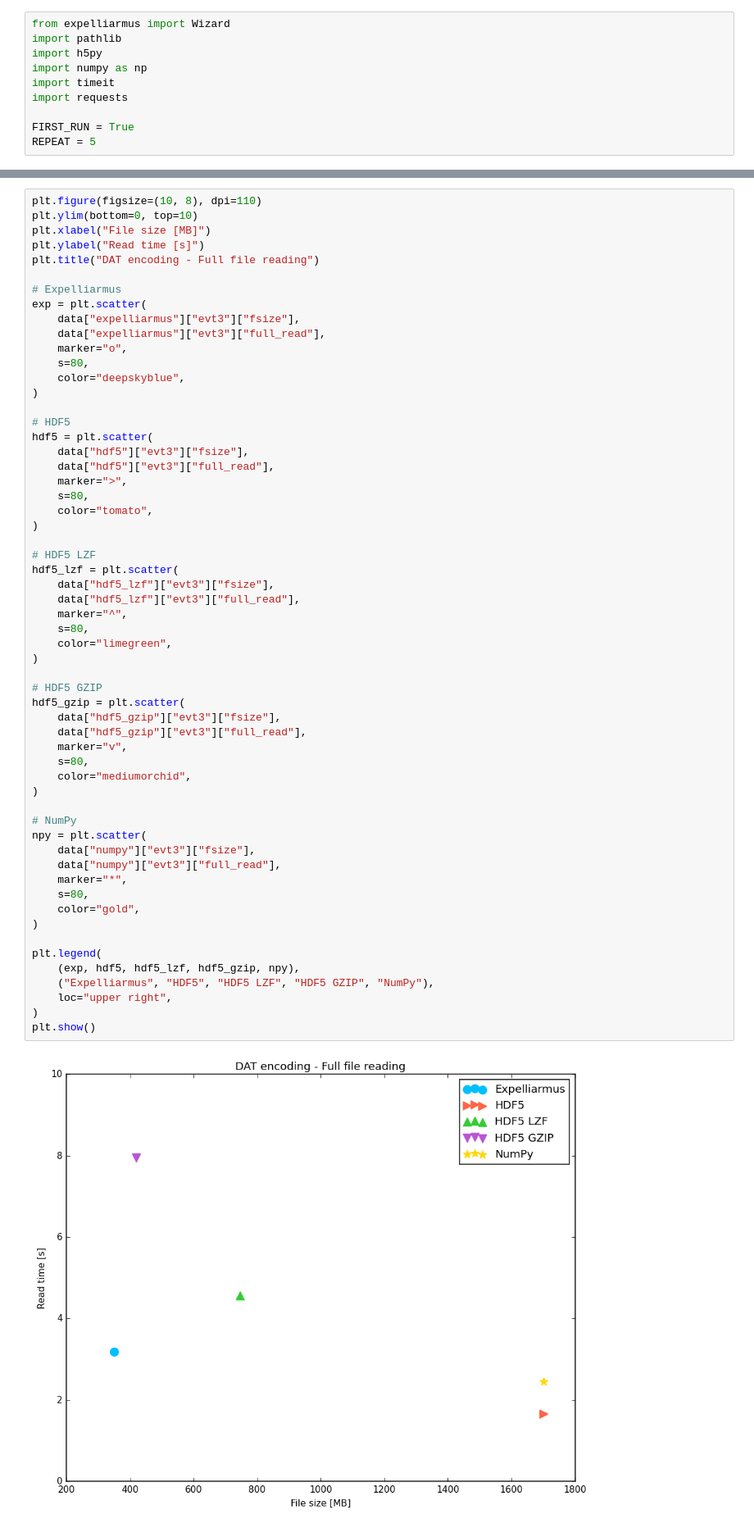
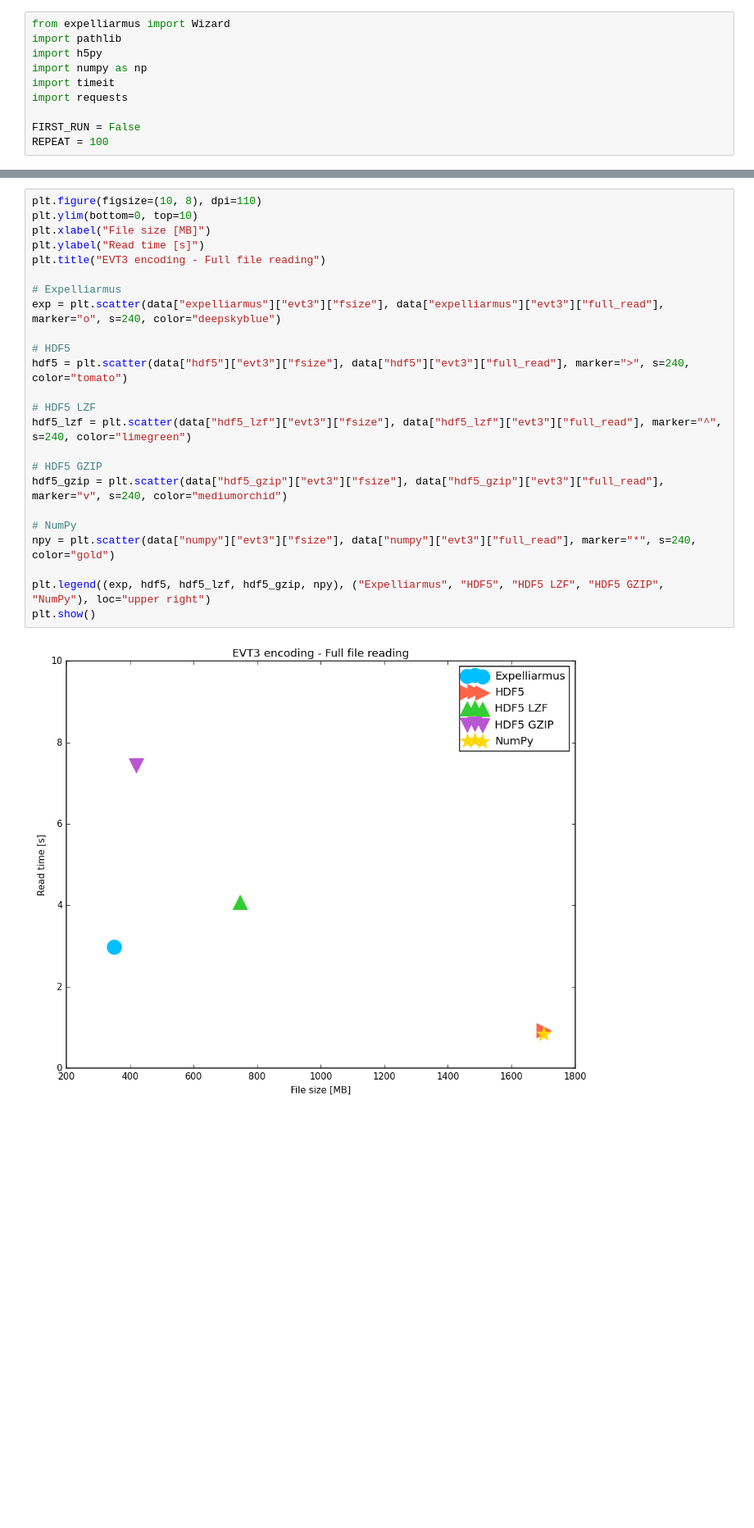
Before and after one commit to open-neuromorphic/expelliarmus, a Jupyter notebook: docs/benchmarking/script.ipynb, the cells around one changed output, grey strips where cells are left out. Shown: that part at 82% size. Drawn from its saved outputs; the diff is of its cells as text; blank space fills up the shorter version.

```diff
--- a/docs/benchmarking/script.ipynb
+++ b/docs/benchmarking/script.ipynb
@@ -6,7 +6,7 @@ import numpy as np
 import timeit
 import requests
 
-FIRST_RUN = True
-REPEAT = 5
+FIRST_RUN = False
+REPEAT = 100
 # %%
 def get_diff_perc_str(ref, val):
@@ -299,60 +193,26 @@ plt.show()
 # %%
 plt.figure(figsize=(10, 8), dpi=110)
 plt.ylim(bottom=0, top=10)
 plt.xlabel("File size [MB]")
 plt.ylabel("Read time [s]")
-plt.title("DAT encoding - Full file reading")
+plt.title("EVT3 encoding - Full file reading")
 
 # Expelliarmus
-exp = plt.scatter(
-    data["expelliarmus"]["evt3"]["fsize"],
-    data["expelliarmus"]["evt3"]["full_read"],
-    marker="o",
-    s=80,
-    color="deepskyblue",
-)
+exp = plt.scatter(data["expelliarmus"]["evt3"]["fsize"], data["expelliarmus"]["evt3"]["full_read"], marker="o", s=240, color="deepskyblue")
 
 # HDF5
-hdf5 = plt.scatter(
-    data["hdf5"]["evt3"]["fsize"],
-    data["hdf5"]["evt3"]["full_read"],
-    marker=">",
-    s=80,
-    color="tomato",
-)
+hdf5 = plt.scatter(data["hdf5"]["evt3"]["fsize"], data["hdf5"]["evt3"]["full_read"], marker=">", s=240, color="tomato")
 
 # HDF5 LZF
-hdf5_lzf = plt.scatter(
-    data["hdf5_lzf"]["evt3"]["fsize"],
-    data["hdf5_lzf"]["evt3"]["full_read"],
-    marker="^",
-    s=80,
-    color="limegreen",
-)
+hdf5_lzf = plt.scatter(data["hdf5_lzf"]["evt3"]["fsize"], data["hdf5_lzf"]["evt3"]["full_read"], marker="^", s=240, color="limegreen")
 
 # HDF5 GZIP
-hdf5_gzip = plt.scatter(
-    data["hdf5_gzip"]["evt3"]["fsize"],
-    data["hdf5_gzip"]["evt3"]["full_read"],
-    marker="v",
-    s=80,
-    color="mediumorchid",
-)
+hdf5_gzip = plt.scatter(data["hdf5_gzip"]["evt3"]["fsize"], data["hdf5_gzip"]["evt3"]["full_read"], marker="v", s=240, color="mediumorchid")
 
 # NumPy
-npy = plt.scatter(
-    data["numpy"]["evt3"]["fsize"],
-    data["numpy"]["evt3"]["full_read"],
-    marker="*",
-    s=80,
-    color="gold",
-)
+npy = plt.scatter(data["numpy"]["evt3"]["fsize"], data["numpy"]["evt3"]["full_read"], marker="*", s=240, color="gold")
 
-plt.legend(
-    (exp, hdf5, hdf5_lzf, hdf5_gzip, npy),
-    ("Expelliarmus", "HDF5", "HDF5 LZF", "HDF5 GZIP", "NumPy"),
-    loc="upper right",
-)
+plt.legend((exp, hdf5, hdf5_lzf, hdf5_gzip, npy), ("Expelliarmus", "HDF5", "HDF5 LZF", "HDF5 GZIP", "NumPy"), loc="upper right")
 plt.show()
 # %% [output]
-[figure, old version]
+[figure, new version]
```
Also changed, not shown: parts of 11 cells of this notebook, 4 other files.
